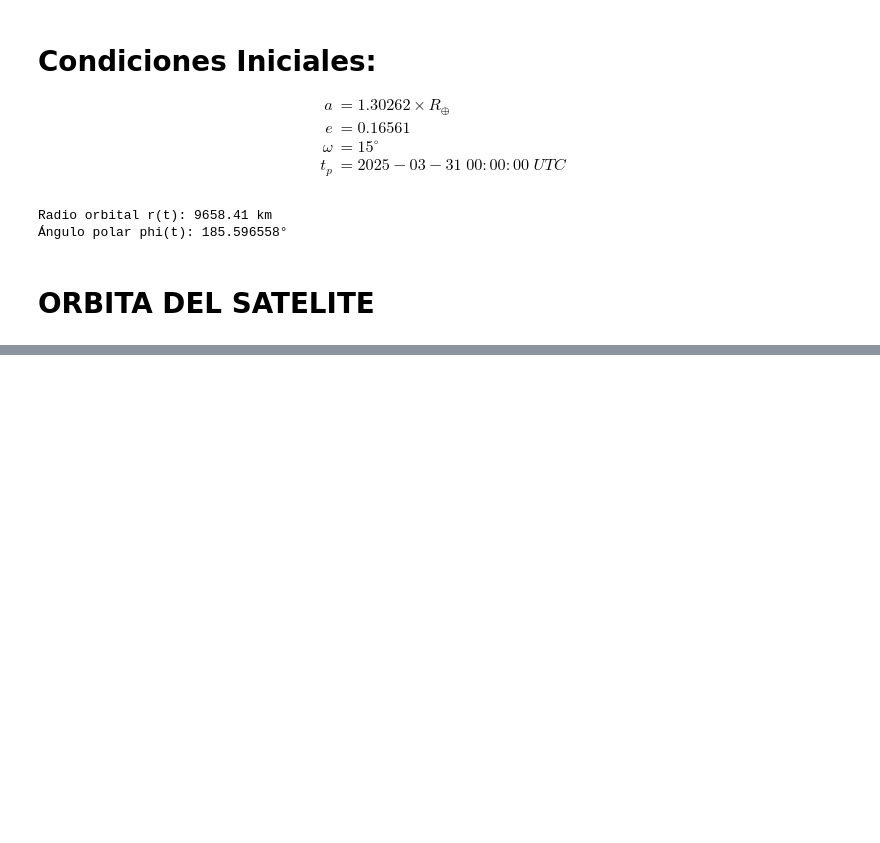
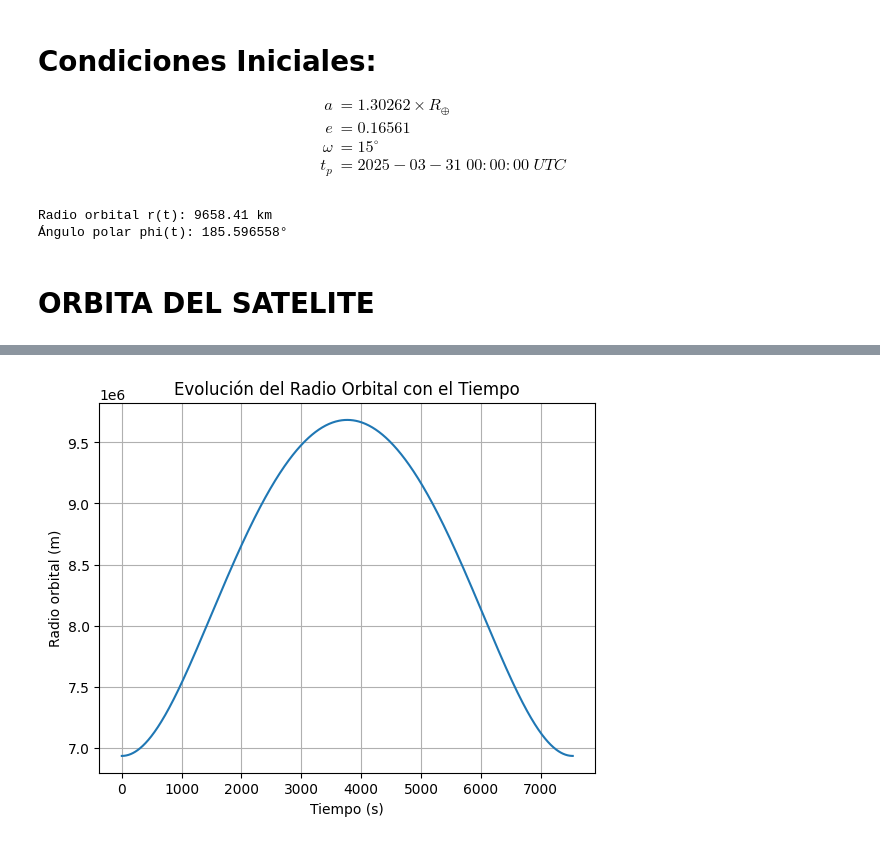
Before and after one commit to ObservatorioAstronomicoNacional/proyecto-00-rubendario2021, a Jupyter notebook: Proyecto_Problemas2Cuerpos.ipynb, the cells around one changed output, grey strips where cells are left out. Saved outputs shown, nothing was run; the diff lists cells and outputs as text; code cells hidden in the pictures; blank space fills up the shorter version.

```diff
--- a/Proyecto_Problemas2Cuerpos.ipynb
+++ b/Proyecto_Problemas2Cuerpos.ipynb
@@ -155,0 +158,30 @@ orbit()
+# %%
+def position_radial(t_values):
+# Crear la lista de tiempos
+
+    # Calcular posiciones para cada tiempo
+    positions = [position(t) for t in t_values]
+
+    # Extraer los valores de r_t
+    r_t= [pos["Radio orbital (r)"] for pos in positions]
+
+    return t_values, r_t
+# %%
+T = 2 * np.pi * np.sqrt(a**3 /(G.value * M_earth.value) )  # Período en segundos
+
+t_values = [t_p + TimeDelta(dt, format='sec') for dt in np.linspace(0, T, 800)]
+# Llamar a la función y obtener los valores de tiempo y radio
+t_values_result, r_t_result = position_radial(t_values)
+
+# Convertir tiempos a segundos para graficar correctamente
+t_seconds = [(t - t_p).to('s').value for t in t_values_result]
+
+# Graficar
+plt.plot(t_seconds, r_t_result)
+plt.xlabel("Tiempo (s)")
+plt.ylabel("Radio orbital (m)")
+plt.title("Evolución del Radio Orbital con el Tiempo")
+plt.grid()
+plt.show()
+# %% [output]
+[figure, added]
```
Also changed, not shown: parts of 3 cells of this notebook.
